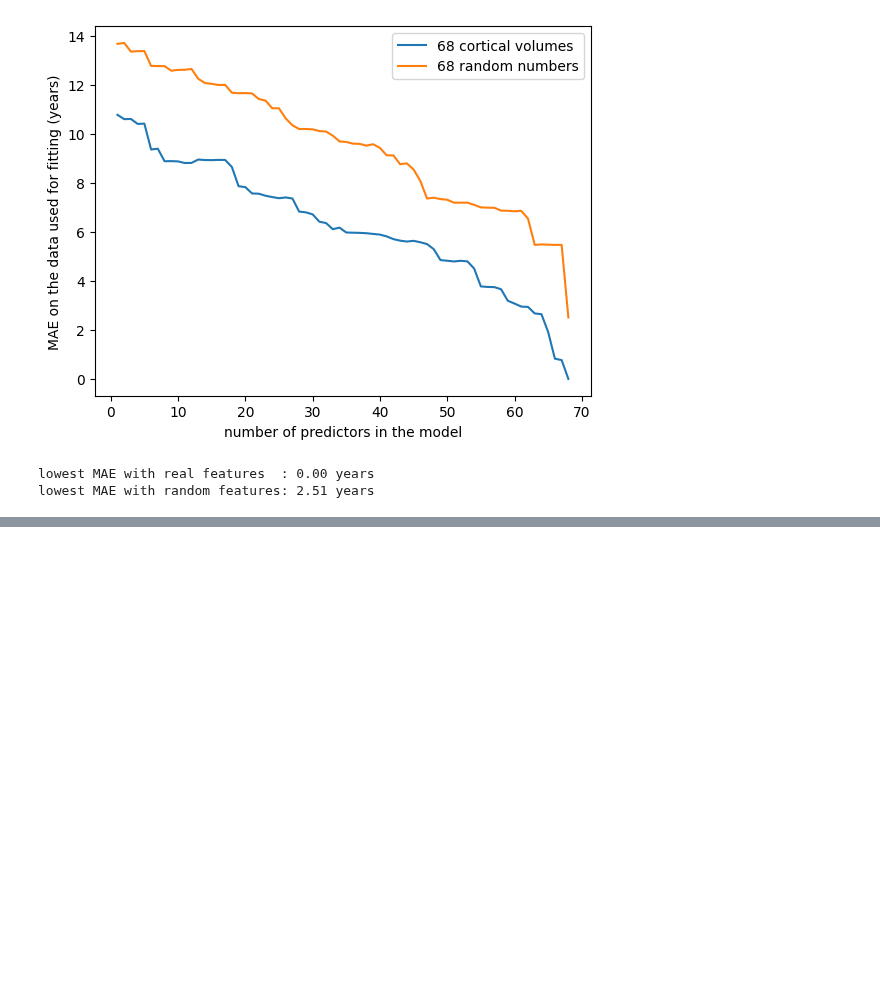
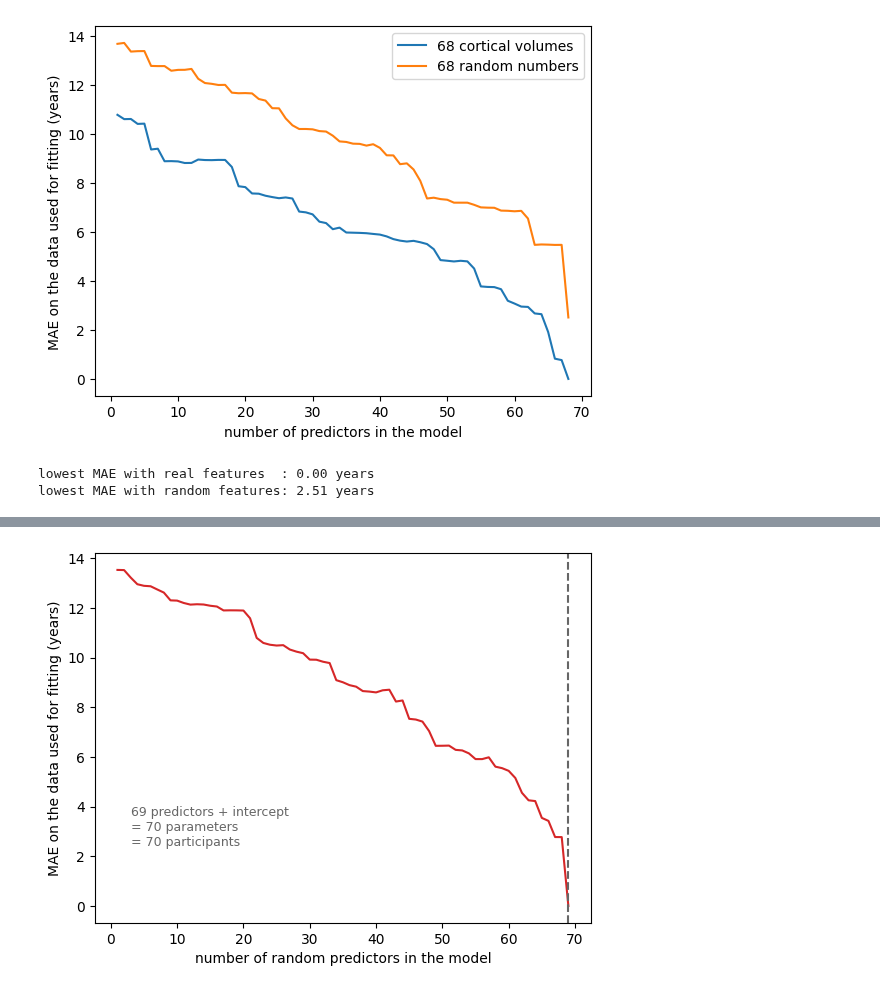
Before and after one commit to pni-lab/predmod_lecture, a Jupyter notebook: contents/2_linear_models/practice_linear_models.ipynb, the cells around one changed output, grey strips where cells are left out. Drawn from its saved outputs; the diff is of its cells as text; code cells hidden in the pictures; blank space fills up the shorter version.

```diff
--- a/contents/2_linear_models/practice_linear_models.ipynb
+++ b/contents/2_linear_models/practice_linear_models.ipynb
@@ -372,0 +295,21 @@ the error on the data you fitted. Do you believe it?
+# %%
+# a fresh, wider draw of noise: one column short of one per participant
+more_noise = pd.DataFrame(
+    rng.normal(size=(len(df), len(df) - 1)),
+    columns=[f'noise_{i}' for i in range(len(df) - 1)],
+)
+more_noise[TARGET] = df[TARGET].values
+
+n_noise = range(1, len(df))
+mae_more = [fit_and_score(more_noise.columns[:k], data=more_noise) for k in n_noise]
+
+sns.lineplot(x=list(n_noise), y=mae_more, color='#d62728')
+plt.axvline(len(df) - 1, ls='--', color='0.4')
+plt.text(3, max(mae_more) * 0.18,
+         f'{len(df) - 1} predictors + intercept\n= {len(df)} parameters\n= {len(df)} participants',
+         color='0.4', fontsize=9)
+plt.xlabel('number of random predictors in the model')
+plt.ylabel('MAE on the data used for fitting (years)')
+plt.show()
+# %% [output]
+[figure, added]
```
Also changed, not shown: parts of 4 cells of this notebook.
